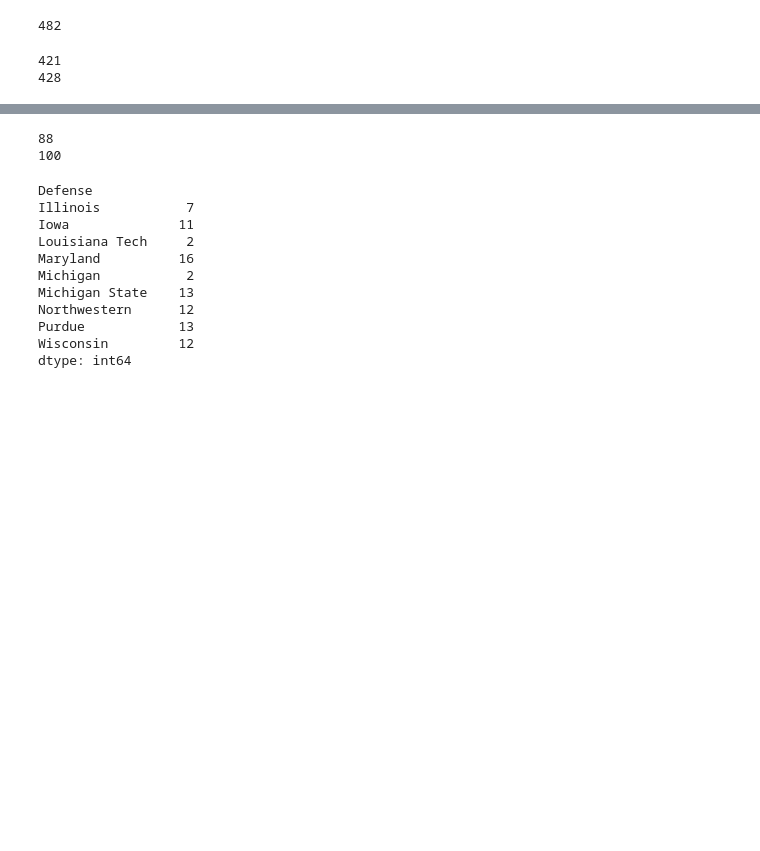
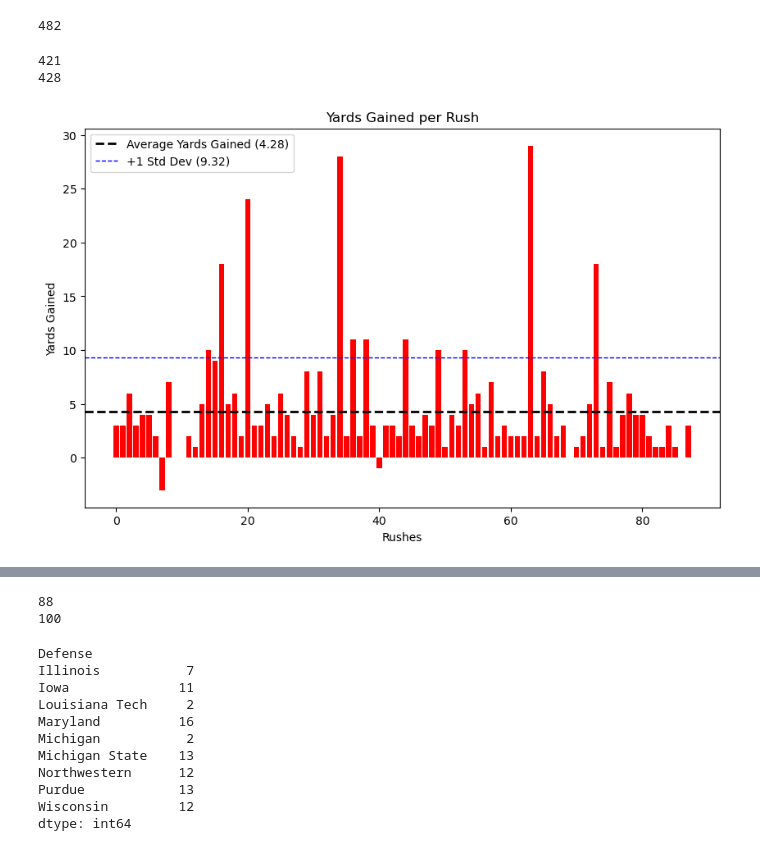
Before and after one commit to garyditsch/NebraskaFootballNotebooks, a Jupyter notebook: EmmettJohnsonReview.ipynb, the cells around one changed output, grey strips where cells are left out. Saved outputs shown, nothing was run; the diff lists cells and outputs as text; code cells hidden in the pictures; blank space fills up the shorter version.

```diff
--- a/EmmettJohnsonReview.ipynb
+++ b/EmmettJohnsonReview.ipynb
@@ -72,7 +22,7 @@ connection.close()
 rushing_types = ['Rush', 'Rushing Touchdown', 'Sack', 'Fumble Recovery (Opponent)']
 
 # Filter the DataFrame to include only Rush play types
-rush_df = combined_df[combined_df['Play Type'].isin(rushing_types)]
+rush_df = df[df['Play Type'].isin(rushing_types)]
 # %%
 print(len(rush_df))
 # %% [output]
@@ -94,0 +47,7 @@ print(grant_total_yards)
+# %%
+johnson_df_sorted = johnson_df.sort_values(by='Wallclock')
+johnson_df_sorted_reset = johnson_df_sorted.reset_index(drop=True)
+# print(johnson_df_sorted_reset)
+# %%
+grant_df_sorted = grant_df.sort_values(by='Wallclock')
+grant_df_sorted_reset = grant_df_sorted.reset_index(drop=True)
@@ -94,0 +58,22 @@ print(grant_total_yards)
+# %%
+# Calculating Grant's average and standard deviation
+average_yards = grant_df_sorted_reset['Yards Gained'].mean()
+std_dev_yards = grant_df_sorted_reset['Yards Gained'].std()
+# %%
+# Creating a bar chart using Matplotlib
+plt.figure(figsize=(10, 6))
+plt.bar(johnson_df_sorted_reset.index, johnson_df_sorted_reset['Yards Gained'], color='red')
+
+# Adding a horizontal line for the average
+plt.axhline(average_yards, color='black', linestyle='--', linewidth=2, label=f'Average Yards Gained ({average_yards:.2f})')
+
+# Adding horizontal lines for the standard deviation
+plt.axhline(average_yards + std_dev_yards, color='blue', linestyle='--', linewidth=1, label=f'+1 Std Dev ({average_yards + std_dev_yards:.2f})')
+
+plt.title('Yards Gained per Rush')
+plt.xlabel('Rushes')
+plt.ylabel('Yards Gained')
+plt.legend()
+plt.show()
+# %% [output]
+[figure, added]
```
Also changed, not shown: parts of 18 cells of this notebook, 8 other files.
